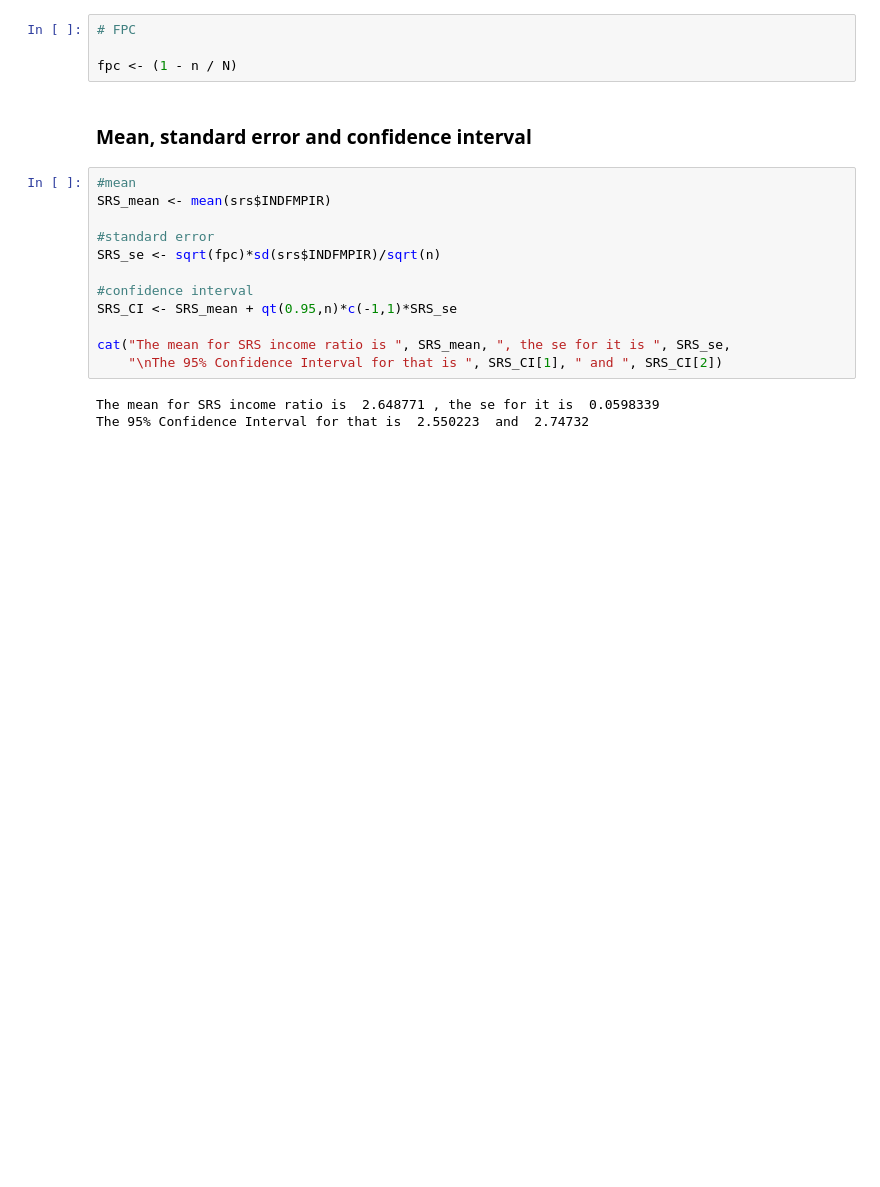
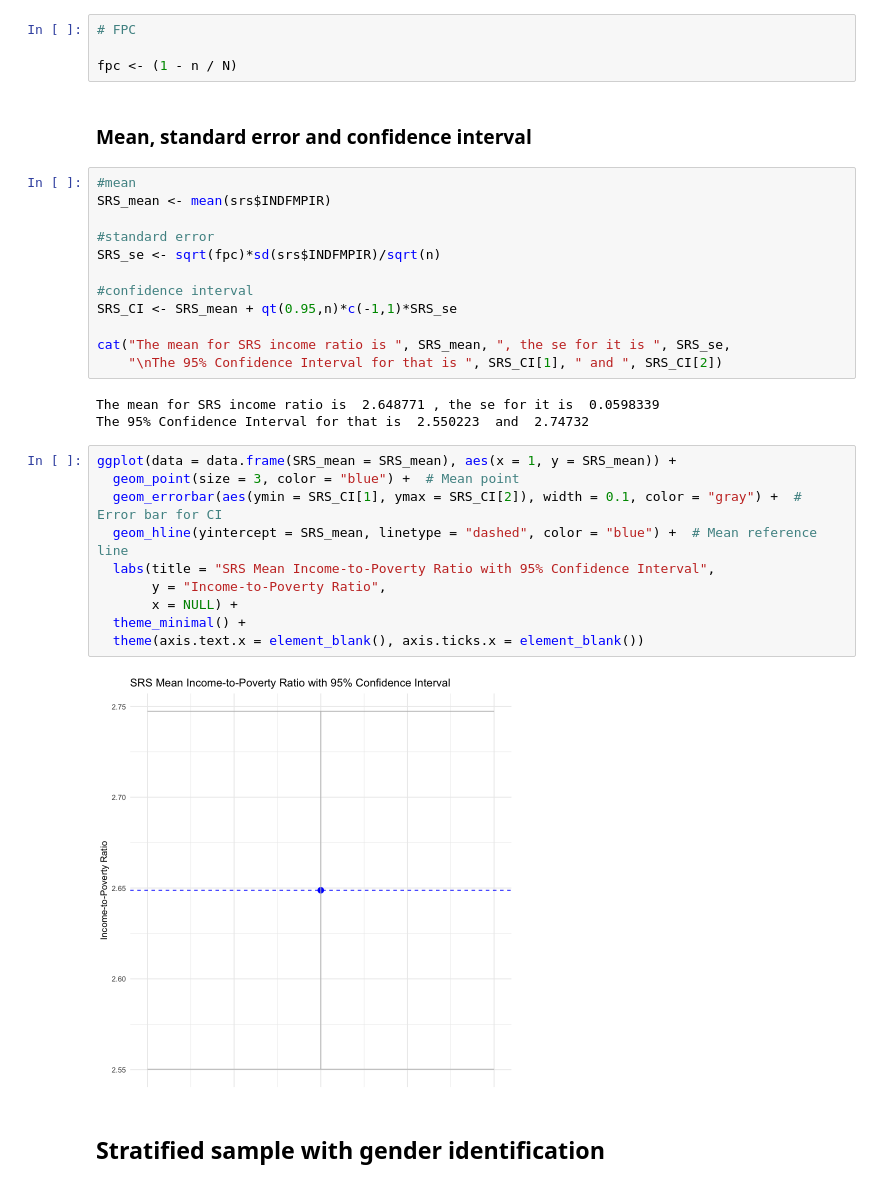
Before and after one commit to Dedoria/Stat-344-project, a Jupyter notebook: 344project.ipynb, the cells around one changed output. Drawn from its saved outputs; the diff is of its cells as text; blank space fills up the shorter version.

Commit message:
finished 3 stratified sampling, gender, age p, age o

```diff
--- a/344project.ipynb
+++ b/344project.ipynb
@@ -185,3 +198,17 @@ cat("The mean for SRS income ratio is ", SRS_mean, ", the se for it is ", SRS_se
 # %% [output]
 The mean for SRS income ratio is  2.648771 , the se for it is  0.0598339
 The 95% Confidence Interval for that is  2.550223  and  2.74732
+# %%
+ggplot(data = data.frame(SRS_mean = SRS_mean), aes(x = 1, y = SRS_mean)) +
+  geom_point(size = 3, color = "blue") +  # Mean point
+  geom_errorbar(aes(ymin = SRS_CI[1], ymax = SRS_CI[2]), width = 0.1, color = "gray") +  # Error bar for CI
+  geom_hline(yintercept = SRS_mean, linetype = "dashed", color = "blue") +  # Mean reference line
+  labs(title = "SRS Mean Income-to-Poverty Ratio with 95% Confidence Interval",
+       y = "Income-to-Poverty Ratio",
+       x = NULL) +
+  theme_minimal() +
+  theme(axis.text.x = element_blank(), axis.ticks.x = element_blank())
+# %% [output]
+[figure, added]
+# %% [markdown]
+## Stratified sample with gender identification
```
Also changed, not shown: parts of 15 cells of this notebook.
